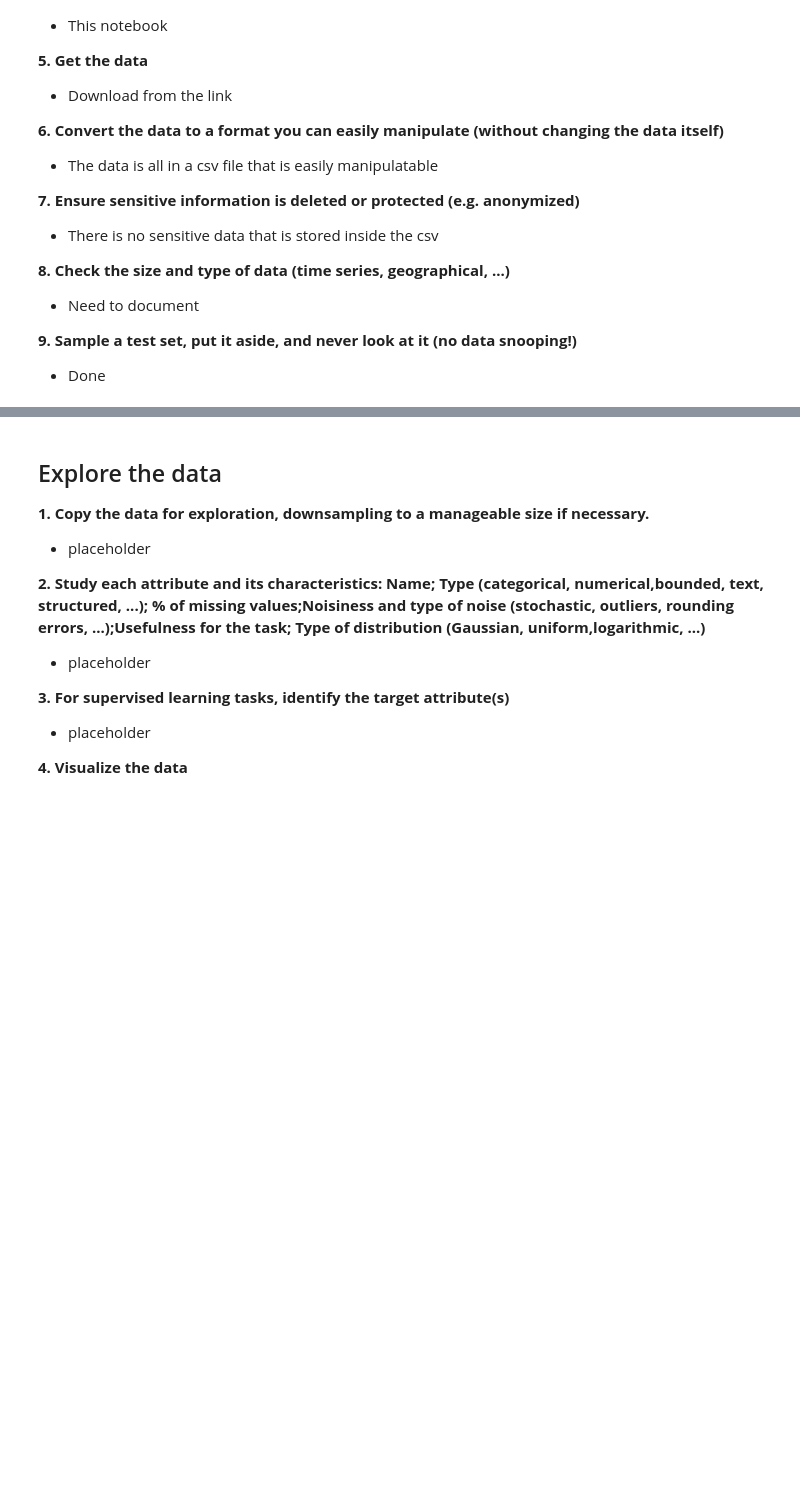
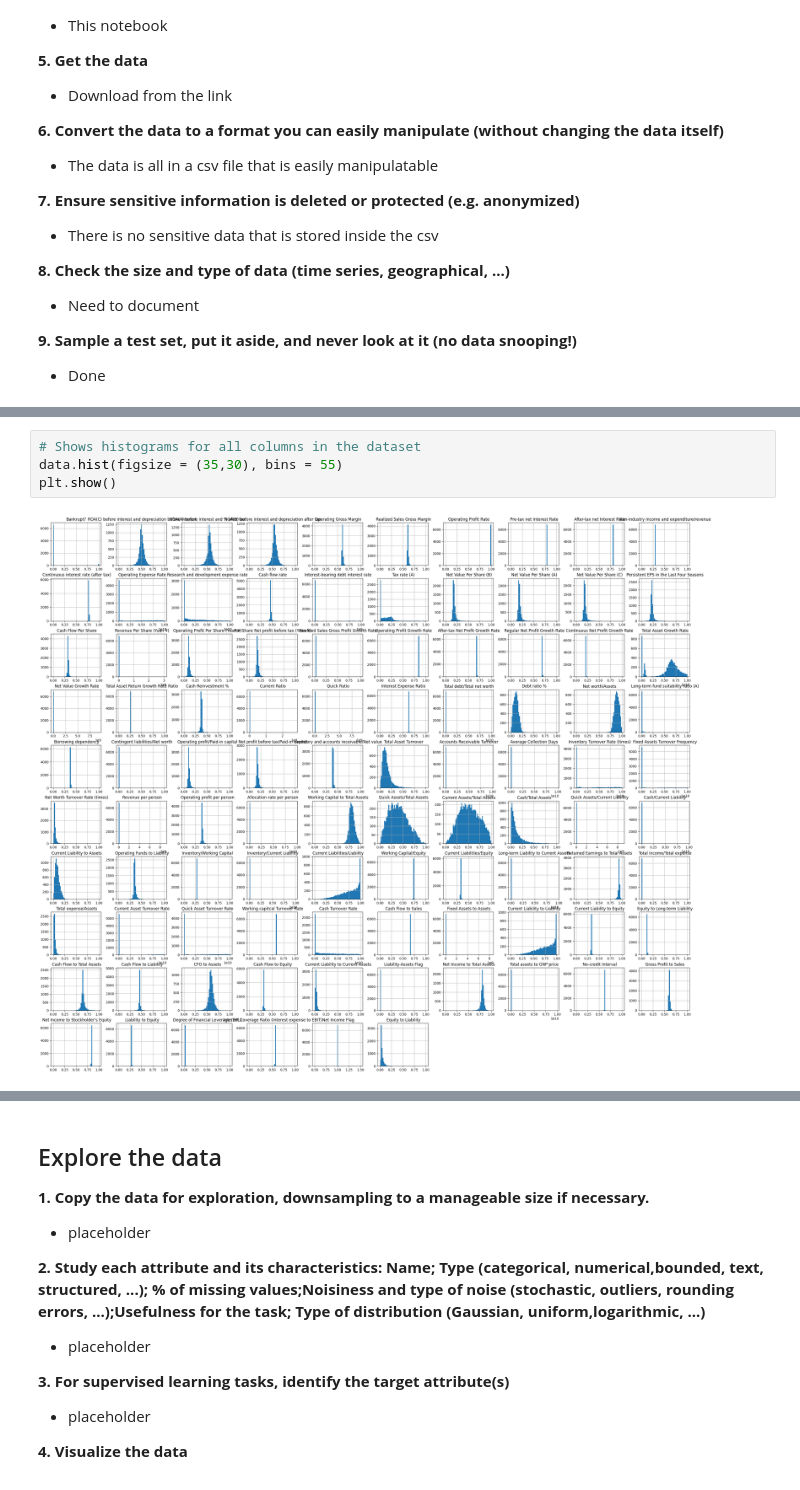
Before and after one commit to TeranG710/GORTFinal, a Jupyter notebook: bankrupt.ipynb, the cells around one changed output, grey strips where cells are left out. Cells and saved outputs as stored; diff of their text form; blank space fills up the shorter version.

```diff
--- a/bankrupt.ipynb
+++ b/bankrupt.ipynb
@@ -77 +137,7 @@ data = np.loadtxt('Bankruptcy.csv', delimiter=',', skiprows=1)
+# %%
+# Shows histograms for all columns in the dataset
+data.hist(figsize = (35,30), bins = 55)
+plt.show()
+# %% [output]
+[figure, added]
 # %%
```
Also changed, not shown: parts of 31 cells of this notebook.
